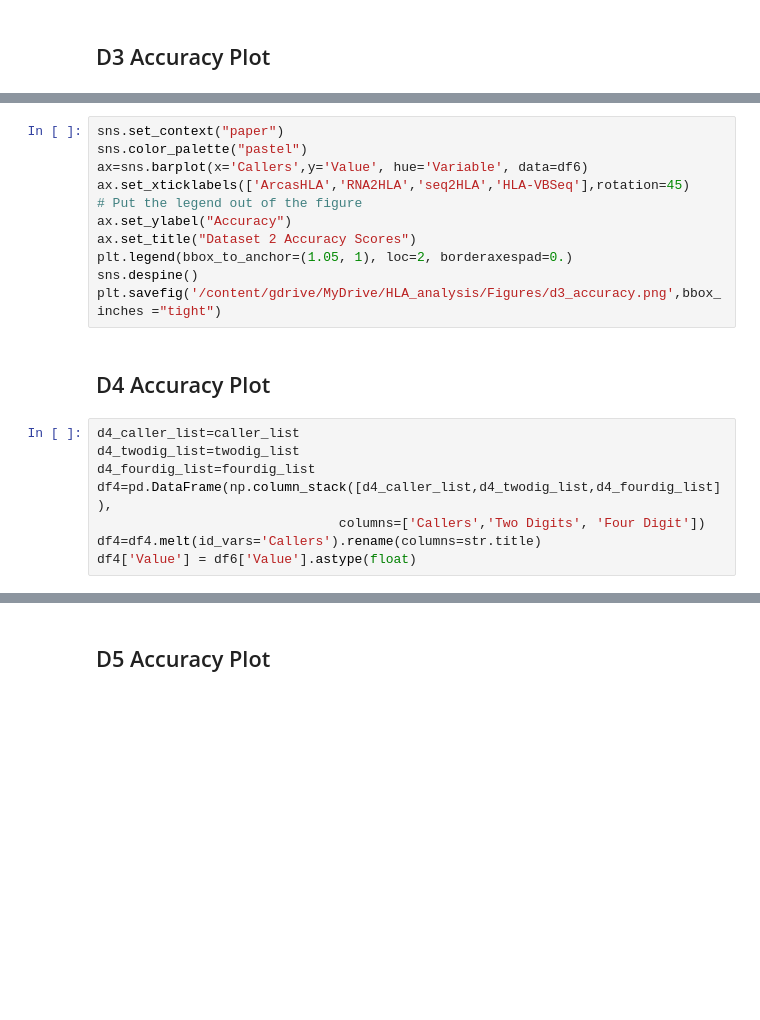
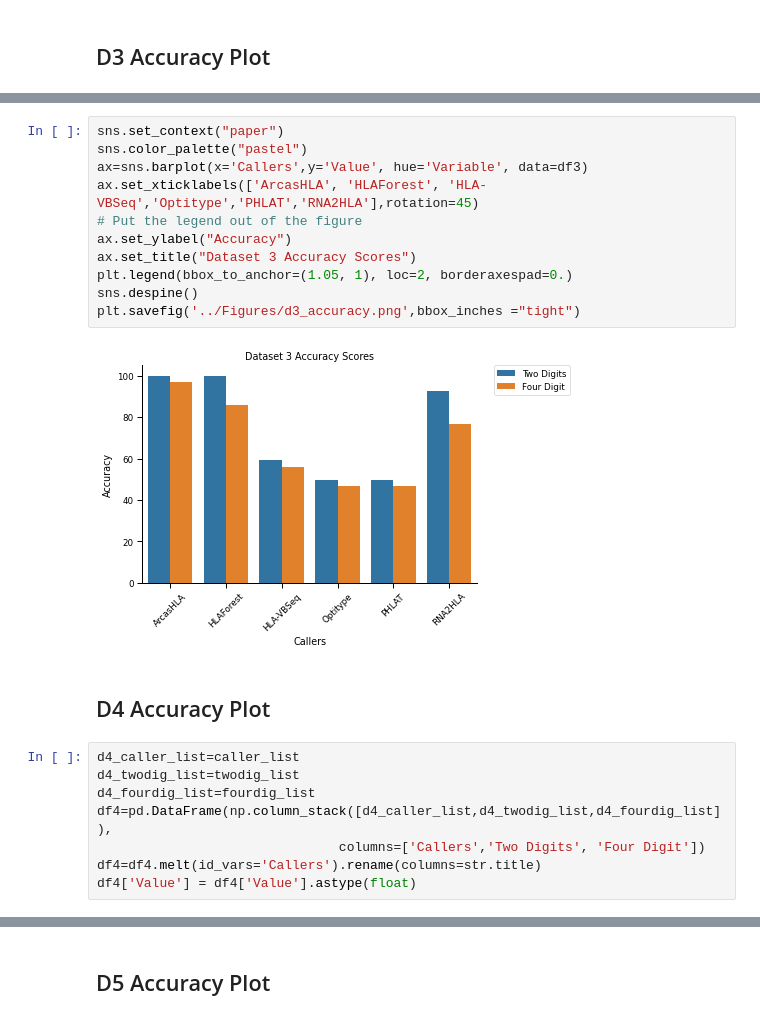
Before and after one commit to ydottie/hlaproject, a Jupyter notebook: notebooks/FINAL_accuracy_all_datasets.ipynb, the cells around one changed output, grey strips where cells are left out. Drawn from its saved outputs; the diff is of its cells as text; blank space fills up the shorter version.

```diff
--- a/notebooks/FINAL_accuracy_all_datasets.ipynb
+++ b/notebooks/FINAL_accuracy_all_datasets.ipynb
@@ -707,14 +719,16 @@ df3['Value'] = df6['Value'].astype(float)
 # %%
 sns.set_context("paper")
 sns.color_palette("pastel")
-ax=sns.barplot(x='Callers',y='Value', hue='Variable', data=df6)
-ax.set_xticklabels(['ArcasHLA','RNA2HLA','seq2HLA','HLA-VBSeq'],rotation=45)
+ax=sns.barplot(x='Callers',y='Value', hue='Variable', data=df3)
+ax.set_xticklabels(['ArcasHLA', 'HLAForest', 'HLA-VBSeq','Optitype','PHLAT','RNA2HLA'],rotation=45)
 # Put the legend out of the figure
 ax.set_ylabel("Accuracy")
-ax.set_title("Dataset 2 Accuracy Scores")
+ax.set_title("Dataset 3 Accuracy Scores")
 plt.legend(bbox_to_anchor=(1.05, 1), loc=2, borderaxespad=0.)
 sns.despine()
-plt.savefig('/content/gdrive/MyDrive/HLA_analysis/Figures/d3_accuracy.png',bbox_inches ="tight")
+plt.savefig('../Figures/d3_accuracy.png',bbox_inches ="tight")
+# %% [output]
+[figure, added]
 # %% [markdown]
 ## D4 Accuracy Plot
 # %%
@@ -724,4 +738,4 @@ d4_fourdig_list=fourdig_list
 df4=pd.DataFrame(np.column_stack([d4_caller_list,d4_twodig_list,d4_fourdig_list]),
                                columns=['Callers','Two Digits', 'Four Digit'])
 df4=df4.melt(id_vars='Callers').rename(columns=str.title)
-df4['Value'] = df6['Value'].astype(float)
+df4['Value'] = df4['Value'].astype(float)
```
Also changed, not shown: parts of 12 cells of this notebook, 21 other files.
